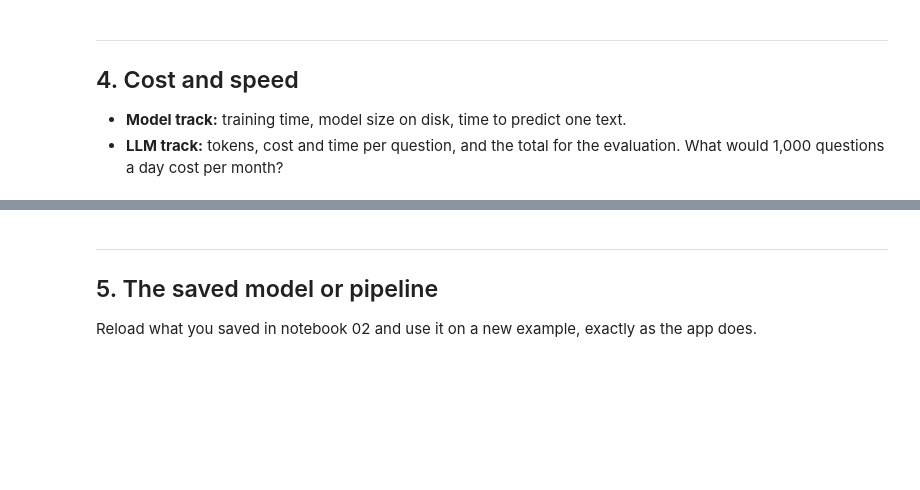
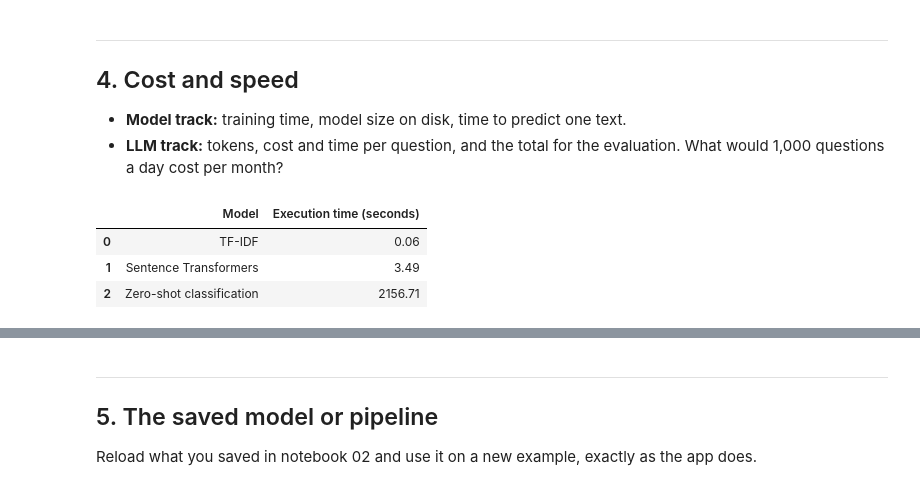
Before and after one commit to rekha-cyber/find-job-lab, a Jupyter notebook: notebooks/03_evaluate.ipynb, the cells around one changed output, grey strips where cells are left out. Drawn from its saved outputs; the diff is of its cells as text; code cells hidden in the pictures; blank space fills up the shorter version.

```diff
--- a/notebooks/03_evaluate.ipynb
+++ b/notebooks/03_evaluate.ipynb
@@ -457,3 +518,23 @@ The evaluation was conducted on 28 fixed job listings and five fictional candida
 
 - **Model track:** training time, model size on disk, time to predict one text.
 - **LLM track:** tokens, cost and time per question, and the total for the evaluation. What would 1,000 questions a day cost per month?
+# %%
+timing_results = pd.DataFrame({
+    "Model": [
+        "TF-IDF",
+        "Sentence Transformers",
+        "Zero-shot classification"
+    ],
+    "Execution time (seconds)": [
+        tfidf_time,
+        semantic_time,
+        2156.71
+    ]
+})
+
+display(timing_results.round(2))
+# %% [output]
+|  | Model | Execution time (seconds) |
+| 0 | TF-IDF | 0.06 |
+| 1 | Sentence Transformers | 3.49 |
+| 2 | Zero-shot classification | 2156.71 |
```
Also changed, not shown: parts of 16 cells of this notebook, 13 other files.
